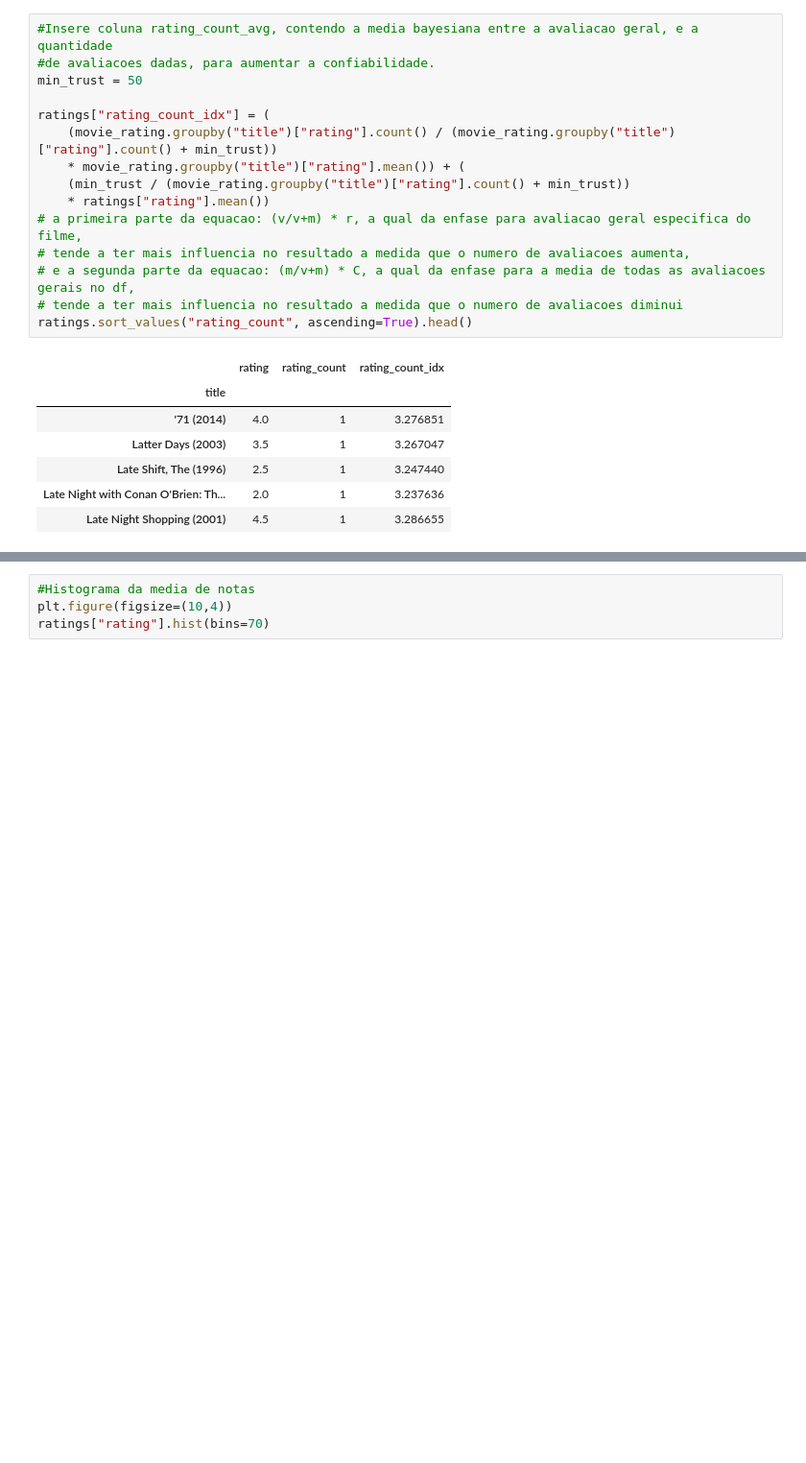
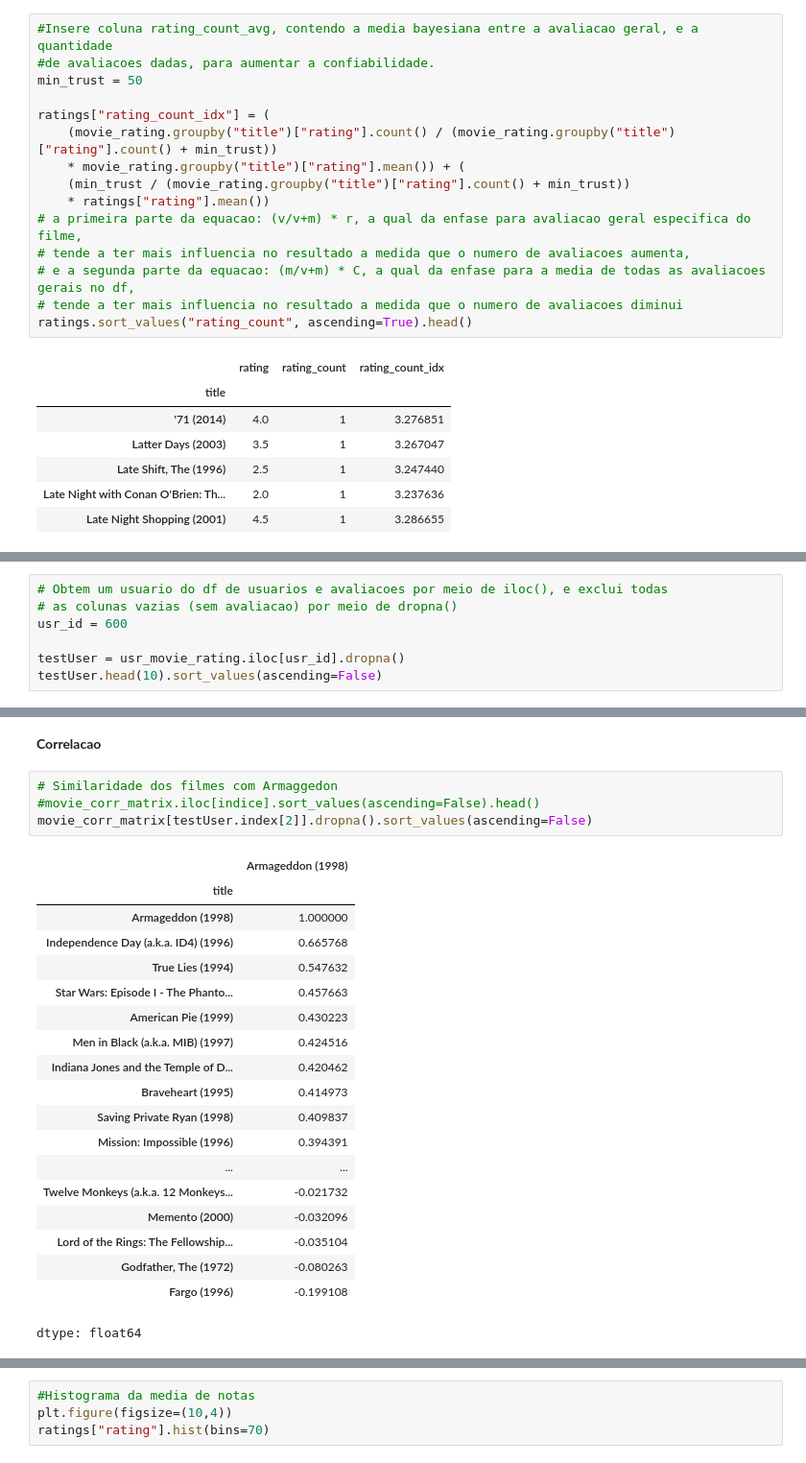
Before and after one commit to iruampr/DataAnalysis, a Jupyter notebook: Sistema_de_Recomendacao.ipynb, the cells around one changed output, grey strips where cells are left out. Shown: that part at 96% size. Drawn from its saved outputs; the diff is of its cells as text; blank space fills up the shorter version.

```diff
--- a/Sistema_de_Recomendacao.ipynb
+++ b/Sistema_de_Recomendacao.ipynb
@@ -128,0 +167,7 @@ ratings.boxplot(column="rating")
+# %%
+# Obtem um usuario do df de usuarios e avaliacoes por meio de iloc(), e exclui todas
+# as colunas vazias (sem avaliacao) por meio de dropna()
+usr_id = 600
+
+testUser = usr_movie_rating.iloc[usr_id].dropna()
+testUser.head(10).sort_values(ascending=False)
@@ -128,0 +197,26 @@ ratings.boxplot(column="rating")
+# %% [markdown]
+**Correlacao**
+# %%
+# Similaridade dos filmes com Armaggedon
+#movie_corr_matrix.iloc[indice].sort_values(ascending=False).head()
+movie_corr_matrix[testUser.index[2]].dropna().sort_values(ascending=False)
+# %% [output]
+|  | Armageddon (1998) |
+| title |  |
+| Armageddon (1998) | 1.000000 |
+| Independence Day (a.k.a. ID4) (1996) | 0.665768 |
+| True Lies (1994) | 0.547632 |
+| Star Wars: Episode I - The Phanto... | 0.457663 |
+| American Pie (1999) | 0.430223 |
+| Men in Black (a.k.a. MIB) (1997) | 0.424516 |
+| Indiana Jones and the Temple of D... | 0.420462 |
+| Braveheart (1995) | 0.414973 |
+| Saving Private Ryan (1998) | 0.409837 |
+| Mission: Impossible (1996) | 0.394391 |
+| ... | ... |
+| Twelve Monkeys (a.k.a. 12 Monkeys... | -0.021732 |
+| Memento (2000) | -0.032096 |
+| Lord of the Rings: The Fellowship... | -0.035104 |
+| Godfather, The (1972) | -0.080263 |
+| Fargo (1996) | -0.199108 |
+dtype: float64
```
Also changed, not shown: parts of 20 cells of this notebook.
